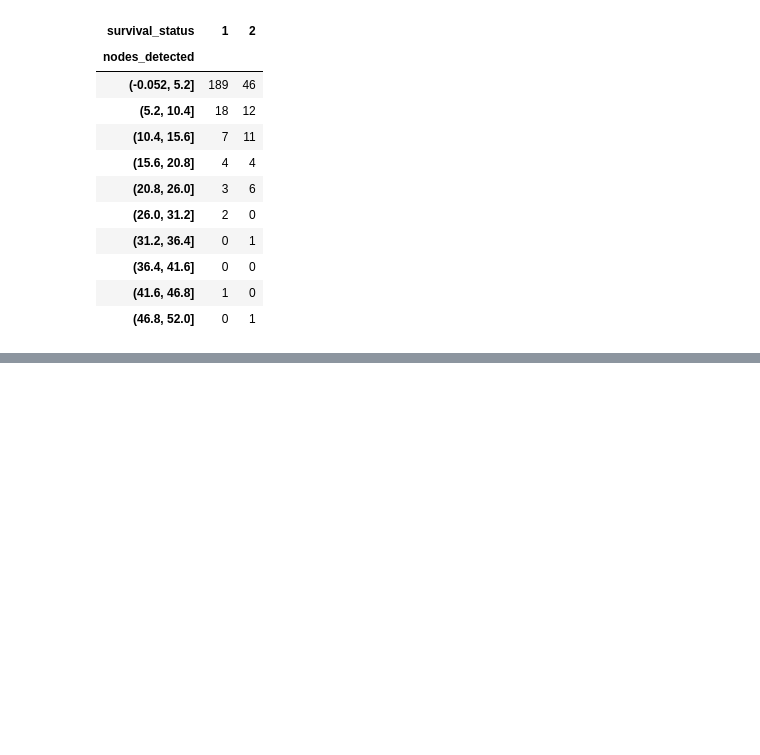
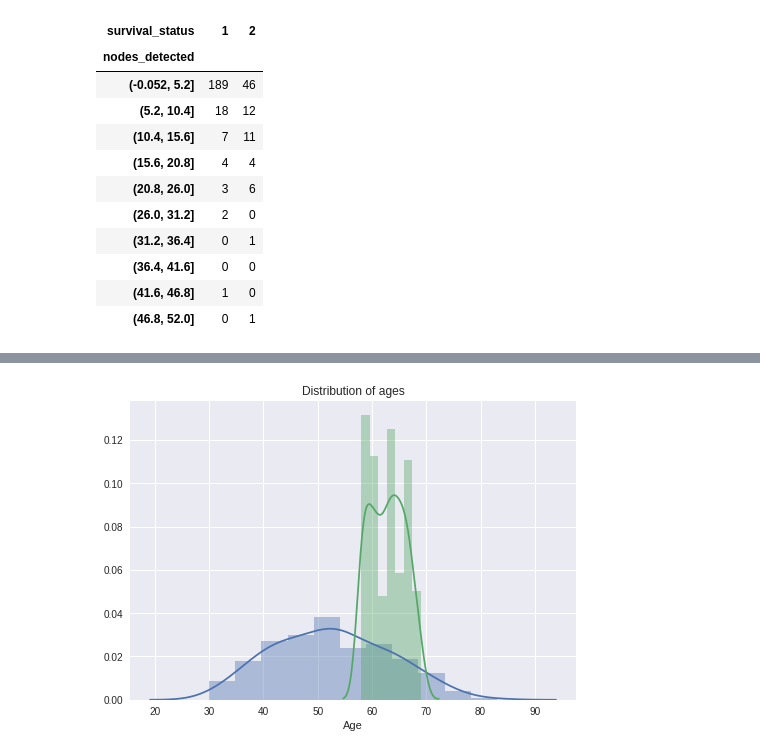
Before and after one commit to chrisl6uie/10-steps-to-become-a-data-scientist, a Jupyter notebook: DS_Unit_1_Sprint_Challenge_1.ipynb, the cells around one changed output, grey strips where cells are left out. Drawn from its saved outputs; the diff is of its cells as text; code cells hidden in the pictures; blank space fills up the shorter version.

```diff
--- a/DS_Unit_1_Sprint_Challenge_1.ipynb
+++ b/DS_Unit_1_Sprint_Challenge_1.ipynb
@@ -238,0 +259,9 @@ AttributeError: ignored
+# %%
+fig, ax = plt.subplots()
+sns.distplot(df['age'])
+sns.distplot(df['year_of_op'])
+ax.set_xlabel('Age')
+plt.title('Distribution of ages')
+plt.show()
+# %% [output]
+[figure, added]
```
Also changed, not shown: parts of 13 cells of this notebook.
